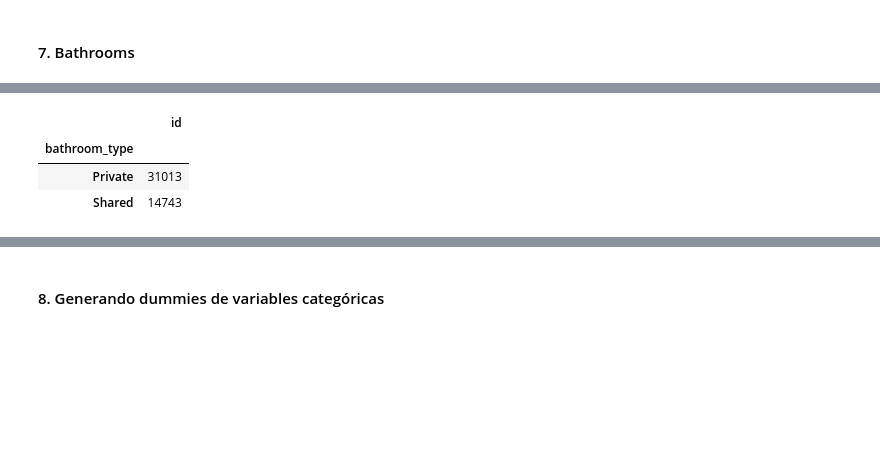
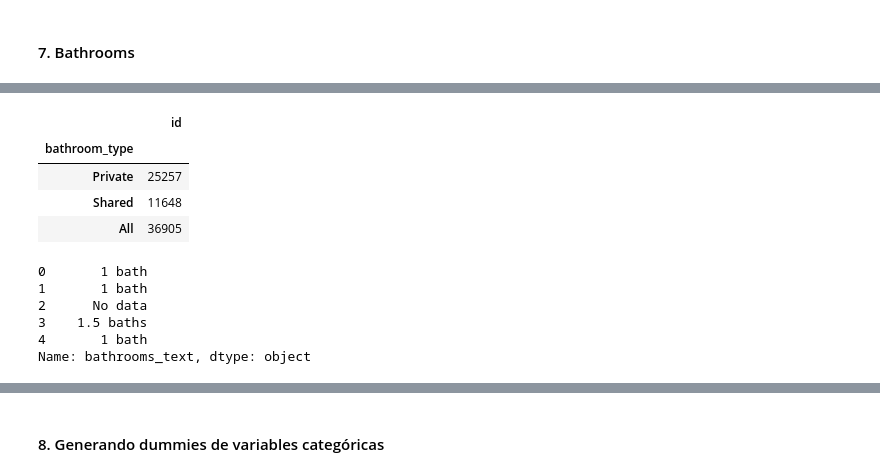
Before and after one commit to anmarphy/Airbnb-Deep-Learning-Pricing-Model, a Jupyter notebook: New York/Preprocesamiento.ipynb, the cells around one changed output, grey strips where cells are left out. Drawn from its saved outputs; the diff is of its cells as text; code cells hidden in the pictures; blank space fills up the shorter version.

```diff
--- a/New York/Preprocesamiento.ipynb
+++ b/New York/Preprocesamiento.ipynb
@@ -69,7 +80,6 @@ La columna host_response_rate ha sido modificada de string a float
 # %% [markdown]
 #### 3. Datos faltantes
 # %%
-pd.set_option("display.max_rows", 100)
 is_na=listings.isna().sum().sort_values(ascending=False)
 np.round(100*is_na/len(np.unique(listings['id'])),2)
 # %% [output]
@@ -91,6 +101,6 @@ neighbourhood_cleansed                           0.00
 id                                               0.00
 dtype: float64
 # %%
-listings.bedrooms=listings.bedrooms.fillna(listings.bedrooms.mean(), inplace=True) #Se llena con la media
-listings.beds=listings.beds.fillna(listings.beds.mean(), inplace=True) #Se llena con la media
+listings.bedrooms=listings.bedrooms.fillna(np.mean(listings.bedrooms.dropna())) #Completando datos faltantes con media
+listings.beds=listings.beds.fillna(np.mean(listings.beds.dropna()))
 # %% [markdown]
@@ -98,3 +108,3 @@ Se identifican y almacenan para eliminar las columnas con un porcentaje superior
 # %%
-most_missing_cols = listings.columns[listings.isnull().mean() > 0.25]
-most_missing_cols =most_missing_cols.to_list() #Columnas con un porcentaje de datos faltantes superior al 30%
+most_missing_cols = listings.columns[listings.isnull().sum()/len(listings) > 0.25]
+most_missing_cols =most_missing_cols.to_list() #Columnas con un porcentaje de datos faltantes superior al 25%
@@ -163,7 +210,6 @@ nights=['minimum_minimum_nights',
        'maximum_maximum_nights', 'minimum_nights_avg_ntm',
        'maximum_nights_avg_ntm']
 reviews=['number_of_reviews_ltm', 'number_of_reviews_l30d', 'first_review',
-       'last_review',
-        ]
+       'last_review']
 # %%
 listings=listings.drop(most_missing_cols +url_field+other_pricing_field+text_field+other_geo+host+dates+nights+reviews, axis=1)
@@ -185,11 +249,21 @@ listings.replace({'f': 0, 't': 1}, inplace=True)
 # %%
 listings['bathroom_type']=0
 listings.bathrooms_text=listings.bathrooms_text.fillna('No data')
 listings.loc[listings.bathrooms_text.str.contains('shared'), 'bathroom_type']='Shared'
-listings.loc[~listings.bathrooms_text.str.contains('shared'), 'bathroom_type']='Private'
-listings.pivot_table(index='bathroom_type', values='id', aggfunc='count')
+listings.loc[~listings.bathrooms_text.str.contains('shared'), 'bathroom_type']='Private' #No compartido igual a privado
+listings.pivot_table(index='bathroom_type', values='id', aggfunc='count', margins=True)
 # %% [output]
 |  | id |
 | bathroom_type |  |
-| Private | 31013 |
-| Shared | 14743 |
+| Private | 25257 |
+| Shared | 11648 |
+| All | 36905 |
+# %%
+listings['bathrooms_text'].head(5)
+# %% [output]
+0       1 bath
+1       1 bath
+2      No data
+3    1.5 baths
+4       1 bath
+Name: bathrooms_text, dtype: object
```
Also changed, not shown: parts of 42 cells of this notebook.
